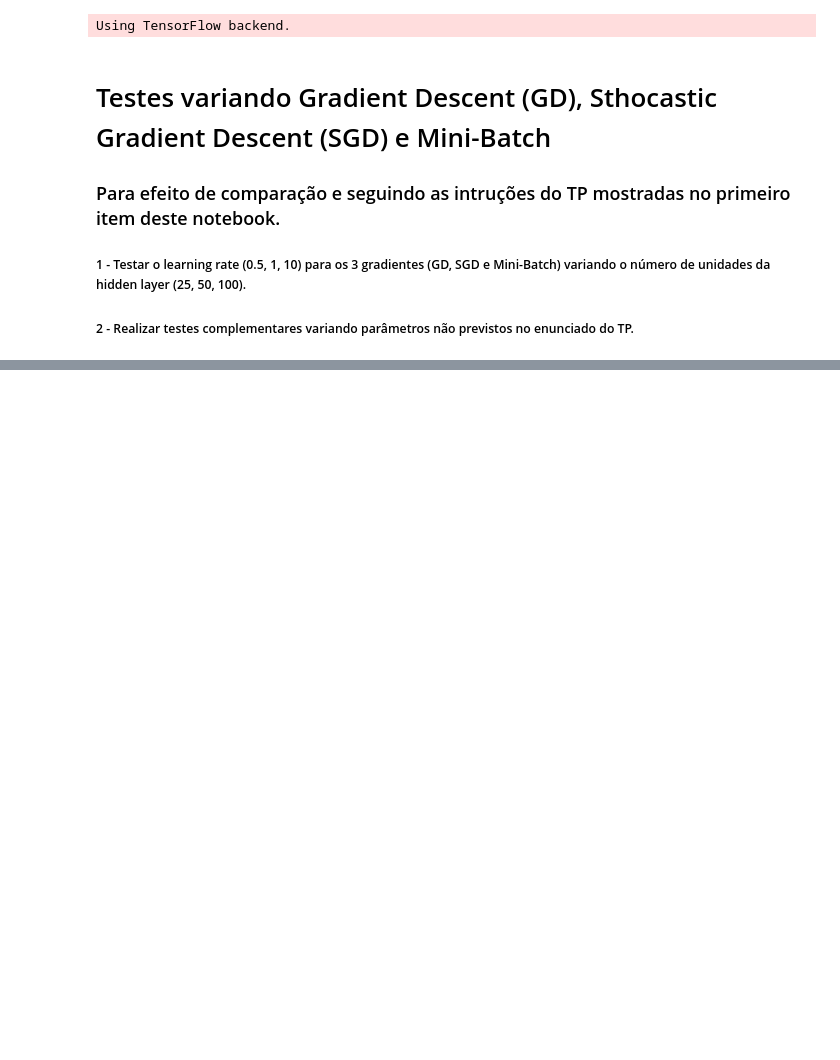
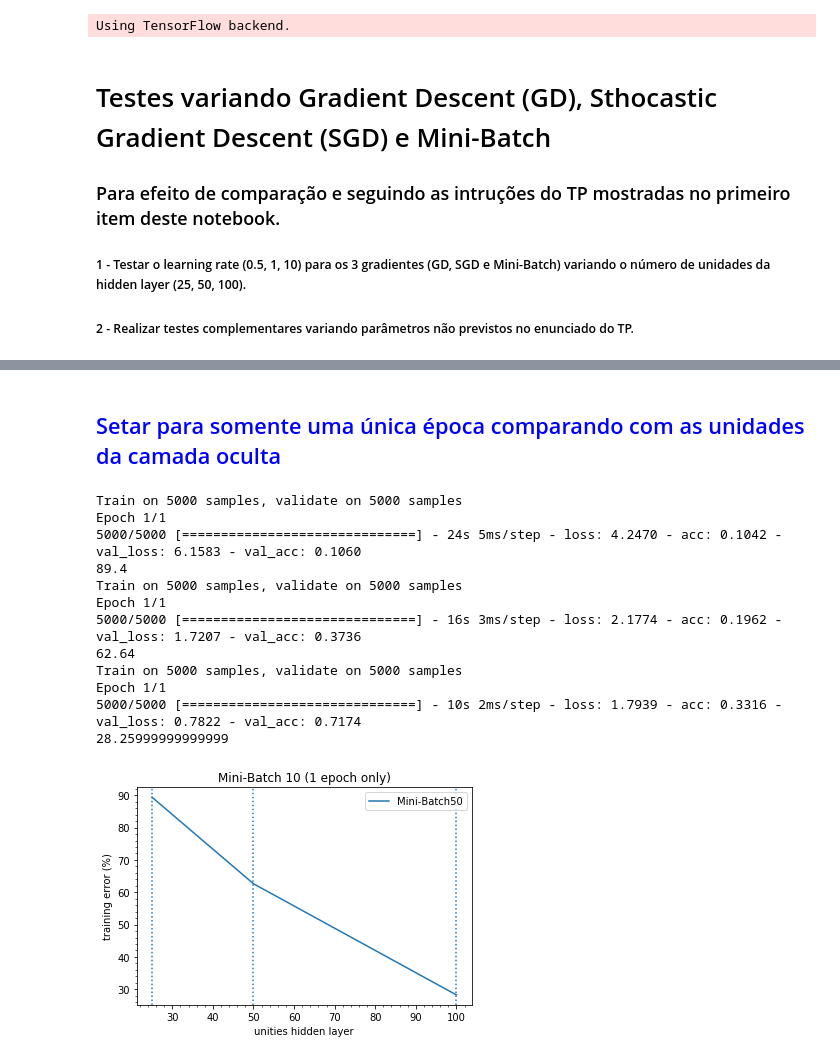
Before and after one commit to gesteves91/tp-ml, a Jupyter notebook: Neural-Network.ipynb, the cells around one changed output, grey strips where cells are left out. Saved outputs shown, nothing was run; the diff lists cells and outputs as text; code cells hidden in the pictures; blank space fills up the shorter version.

```diff
--- a/Neural-Network.ipynb
+++ b/Neural-Network.ipynb
@@ -724,0 +630,38 @@ Epoch 1/1
+# %% [markdown]
+## <span style="color:blue">Setar para somente uma única época comparando com as unidades da camada oculta</span>
+# %%
+lr = [1, 1, 1]
+un = [25, 50, 100]
+outputs = []
+
+for i, u in zip(lr, un):
+    model = baseline_model(u, i)
+    model.fit(X_train, y_train, validation_data=(X_test, y_test), epochs=1, batch_size=10, verbose=1)
+    scores = model.evaluate(X_test, y_test, verbose=0)
+    print(100-scores[1]*100)
+    outputs.append(100-scores[1]*100)
+
+plt.plot(un, outputs, label='Mini-Batch50')
+plt.xlabel('unities hidden layer')
+plt.axvline(x=25, ls='dotted')
+plt.axvline(x=50, ls='dotted')
+plt.axvline(x=100, ls='dotted')
+plt.minorticks_on()
+plt.ylabel('training error (%)')
+plt.title("Mini-Batch 10 (1 epoch only)")
+plt.legend()
+plt.show()
+# %% [output]
+Train on 5000 samples, validate on 5000 samples
+Epoch 1/1
+5000/5000 [==============================] - 24s 5ms/step - loss: 4.2470 - acc: 0.1042 - val_loss: 6.1583 - val_acc: 0.1060
+89.4
+Train on 5000 samples, validate on 5000 samples
+Epoch 1/1
+5000/5000 [==============================] - 16s 3ms/step - loss: 2.1774 - acc: 0.1962 - val_loss: 1.7207 - val_acc: 0.3736
+62.64
+Train on 5000 samples, validate on 5000 samples
+Epoch 1/1
+5000/5000 [==============================] - 10s 2ms/step - loss: 1.7939 - acc: 0.3316 - val_loss: 0.7822 - val_acc: 0.7174
+28.25999999999999
+[figure, added]
```
Also changed, not shown: parts of 39 cells of this notebook.
